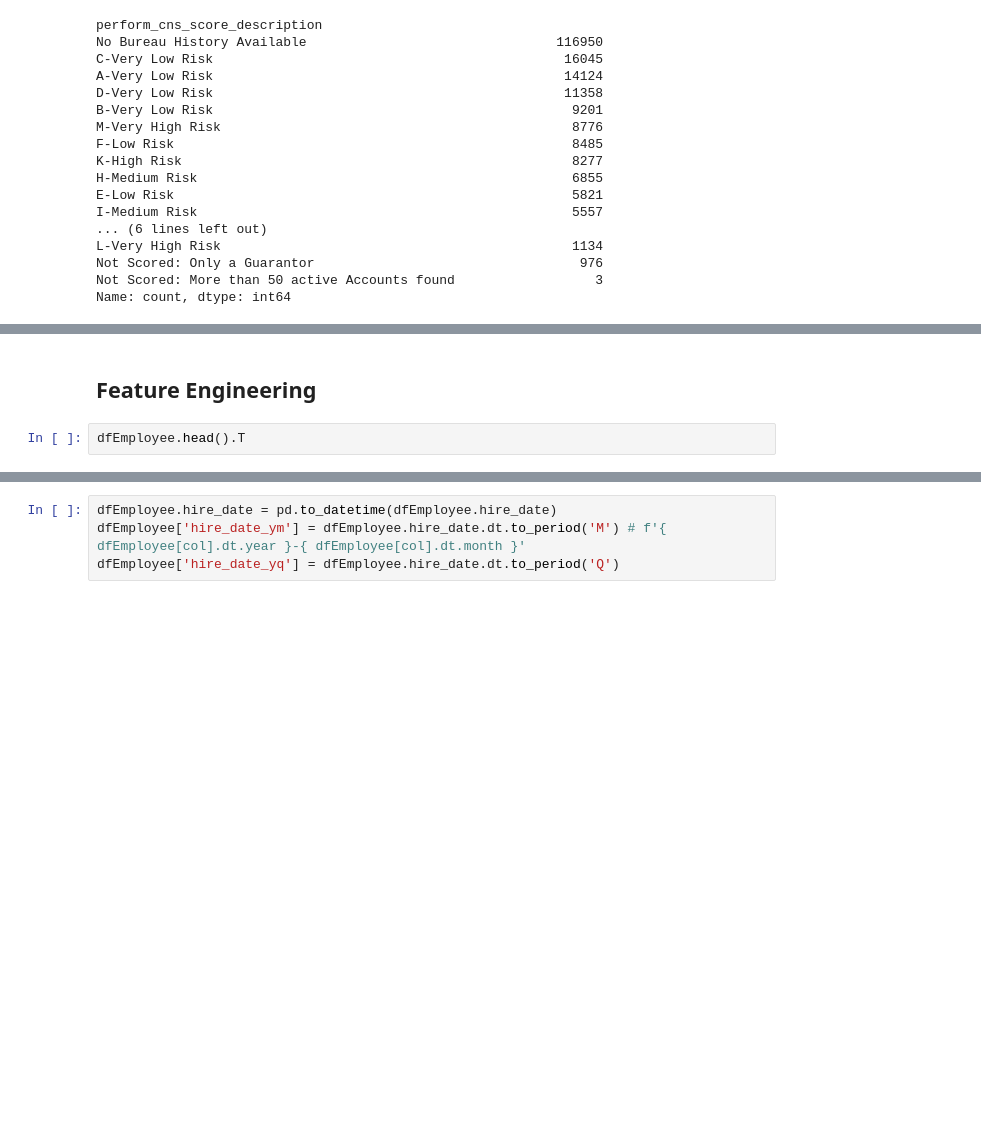
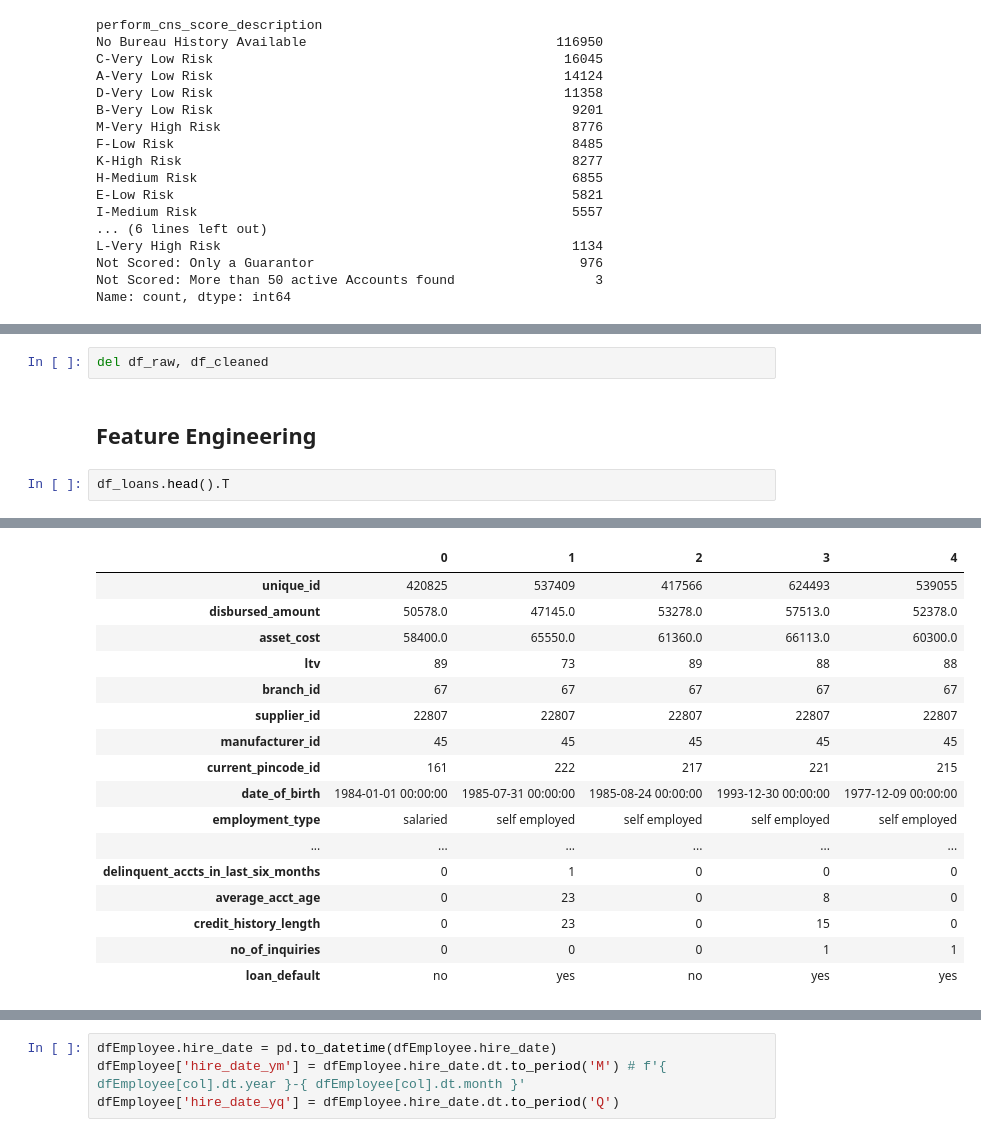
Before and after one commit to julrichkieffer/portfolio-data-science, a Jupyter notebook: 04 vehicle loan default/notebook.ipynb, the cells around one changed output, grey strips where cells are left out. Saved outputs shown, nothing was run; the diff lists cells and outputs as text; blank space fills up the shorter version.

```diff
--- a/04 vehicle loan default/notebook.ipynb
+++ b/04 vehicle loan default/notebook.ipynb
@@ -976,4 +961,7 @@ dfEmployee.isnull().sum()
+# %%
+del df_raw, df_cleaned
 # %% [markdown]
 ## Feature Engineering
 # %%
-dfEmployee.head().T
+df_loans.head().T
+# %% [output]
@@ -980 +969,18 @@ dfEmployee.head().T
+|  | 0 | 1 | 2 | 3 | 4 |
+| unique_id | 420825 | 537409 | 417566 | 624493 | 539055 |
+| disbursed_amount | 50578.0 | 47145.0 | 53278.0 | 57513.0 | 52378.0 |
+| asset_cost | 58400.0 | 65550.0 | 61360.0 | 66113.0 | 60300.0 |
+| ltv | 89 | 73 | 89 | 88 | 88 |
+| branch_id | 67 | 67 | 67 | 67 | 67 |
+| supplier_id | 22807 | 22807 | 22807 | 22807 | 22807 |
+| manufacturer_id | 45 | 45 | 45 | 45 | 45 |
+| current_pincode_id | 161 | 222 | 217 | 221 | 215 |
+| date_of_birth | 1984-01-01 00:00:00 | 1985-07-31 00:00:00 | 1985-08-24 00:00:00 | 1993-12-30 00:00:00 | 1977-12-09 00:00:00 |
+| employment_type | salaried | self employed | self employed | self employed | self employed |
+| ... | ... | ... | ... | ... | ... |
+| delinquent_accts_in_last_six_months | 0 | 1 | 0 | 0 | 0 |
+| average_acct_age | 0 | 23 | 0 | 8 | 0 |
+| credit_history_length | 0 | 23 | 0 | 15 | 0 |
+| no_of_inquiries | 0 | 0 | 0 | 1 | 1 |
+| loan_default | no | yes | no | yes | yes |
 # %% [markdown]
```
Also changed, not shown: parts of 43 cells of this notebook.
